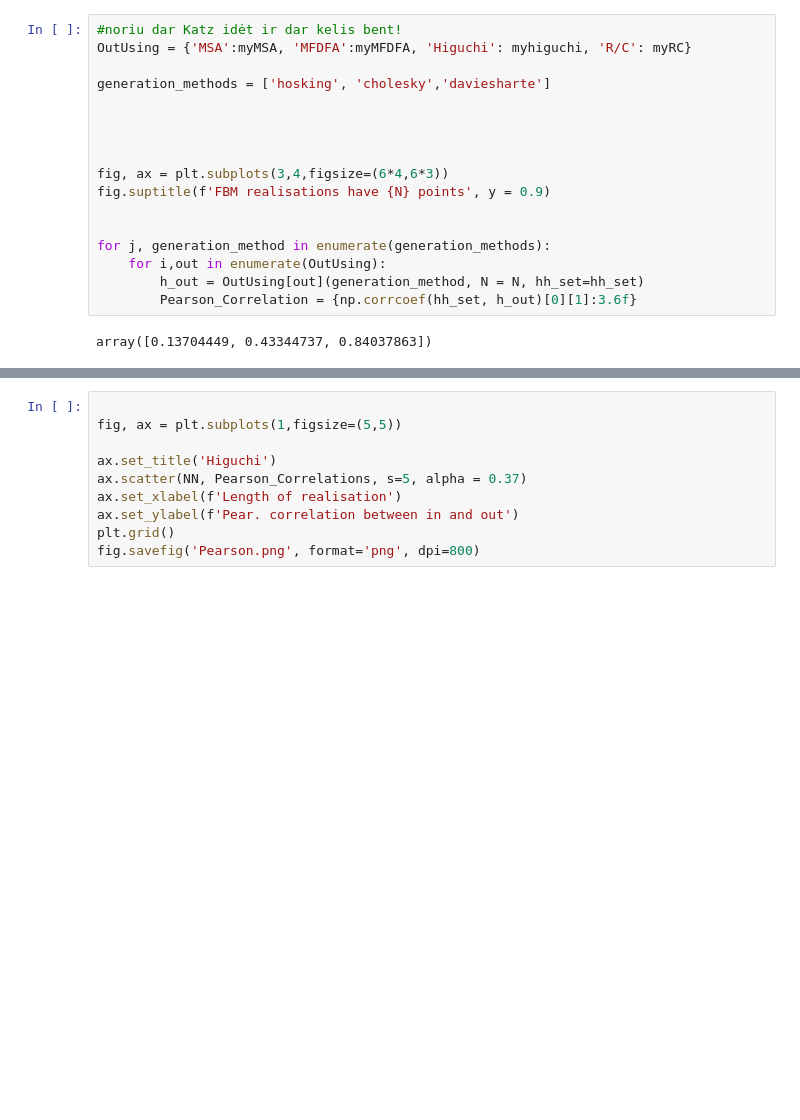
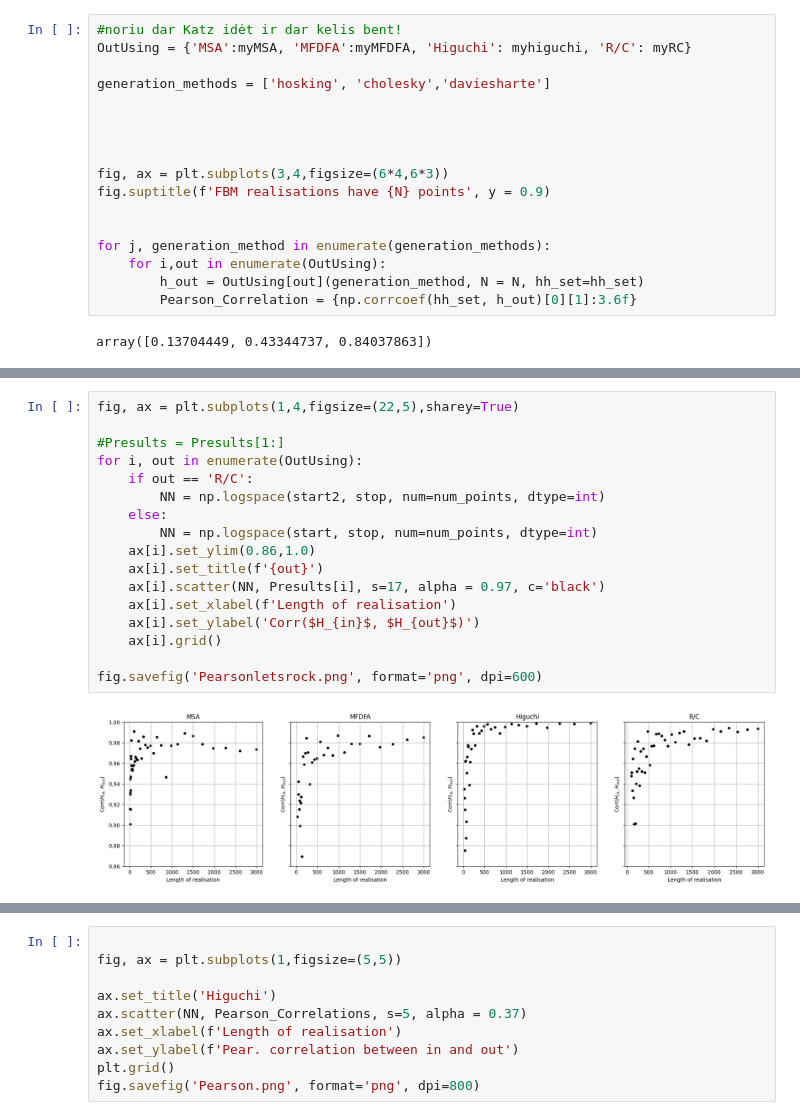
Before and after one commit to DamaKubu/Fizikos-bakalauras, a Jupyter notebook: HurstSelfConsistency.ipynb, the cells around one changed output, grey strips where cells are left out. Cells and saved outputs as stored; diff of their text form; blank space fills up the shorter version.

```diff
--- a/HurstSelfConsistency.ipynb
+++ b/HurstSelfConsistency.ipynb
@@ -453,0 +507,19 @@ for i, out in enumerate(OutUsing):
+# %%
+fig, ax = plt.subplots(1,4,figsize=(22,5),sharey=True)
+
+#Presults = Presults[1:]
+for i, out in enumerate(OutUsing):
+    if out == 'R/C':
+        NN = np.logspace(start2, stop, num=num_points, dtype=int)
+    else:
+        NN = np.logspace(start, stop, num=num_points, dtype=int)
+    ax[i].set_ylim(0.86,1.0)
+    ax[i].set_title(f'{out}')
+    ax[i].scatter(NN, Presults[i], s=17, alpha = 0.97, c='black')
+    ax[i].set_xlabel(f'Length of realisation')
+    ax[i].set_ylabel('Corr($H_{in}$, $H_{out}$)')
+    ax[i].grid()
+
+fig.savefig('Pearsonletsrock.png', format='png', dpi=600)
+# %% [output]
+[figure, added]
```
Also changed, not shown: parts of 8 cells of this notebook.
